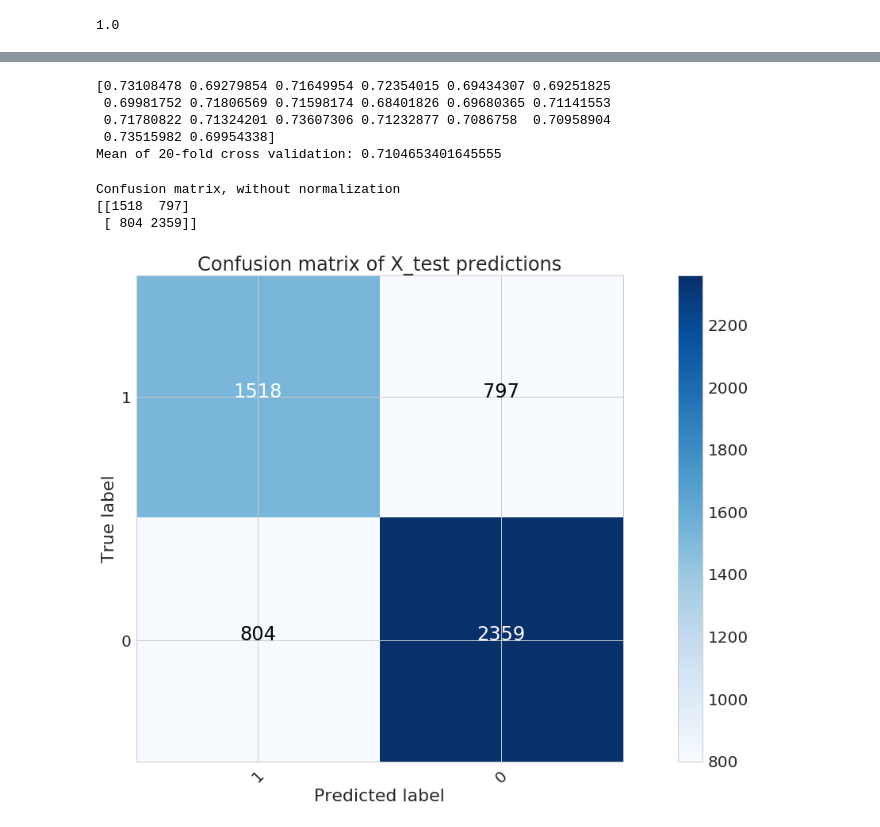
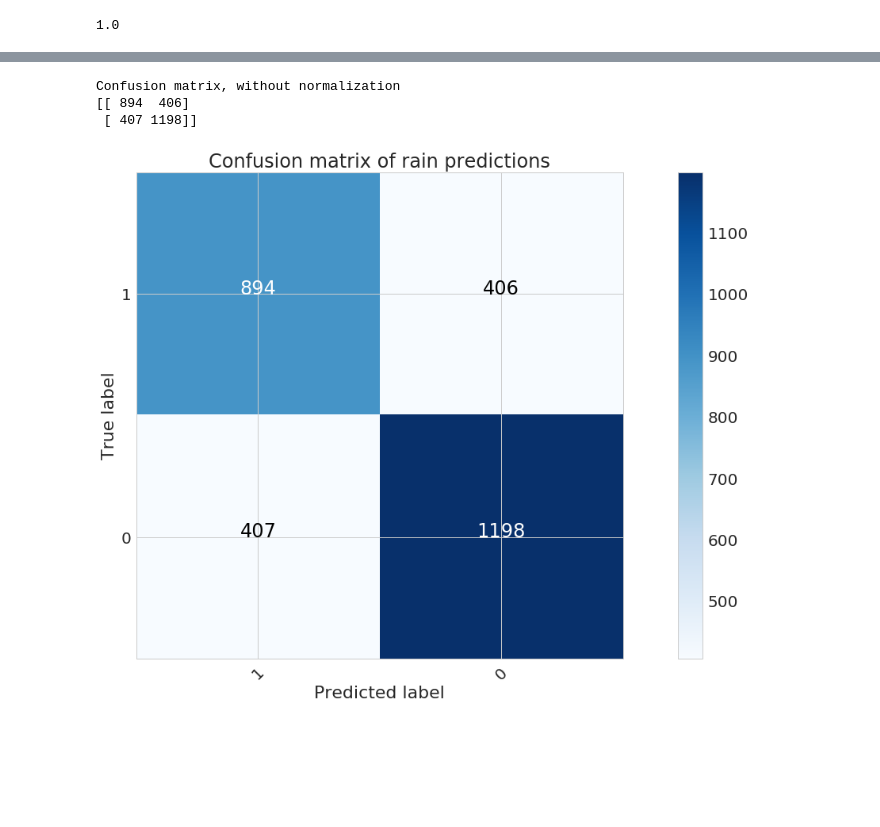
Before and after one commit to maianhly/dat11syd, a Jupyter notebook: lessons/lesson-07/hwk/Lesson 7 Homework.ipynb, the cells around one changed output, grey strips where cells are left out. Drawn from its saved outputs; the diff is of its cells as text; code cells hidden in the pictures; blank space fills up the shorter version.

```diff
--- a/lessons/lesson-07/hwk/Lesson 7 Homework.ipynb
+++ b/lessons/lesson-07/hwk/Lesson 7 Homework.ipynb
@@ -581,19 +553,18 @@ feature_cols = ['PRCP']
 X = seattle_training[feature_cols]
 y = seattle_training.RAIN
 
-# Split variables
-
-X_train, X_test, y_train, y_test = model_selection.train_test_split(X, y, random_state=1)
+X_val = seattle_val[feature_cols]
+y_val = seattle_val.RAIN
 
 # Fit logistic regression model
 
-logreg_cv = LogisticRegressionCV()
-logreg_cv.fit(X_train, y_train)
+logreg_cv = LogisticRegressionCV(cv=model_selection.KFold(20, shuffle=True, random_state=1), max_iter=100)
+logreg_cv.fit(X, y)
 
 # Predict with test data
 
-y_pred_class = logreg_cv.predict(X_test)
-print (metrics.accuracy_score(y_test, y_pred_class))
+y_pred_class = logreg_cv.predict(X_val)
+print (metrics.accuracy_score(y_val, y_pred_class))
 # %% [output]
 1.0
 # %%
@@ -625,15 +596,11 @@ y = seattle_training.RAIN
 
 X_val = seattle_val[feature_cols]
 y_val = seattle_val.RAIN
-
-# Split variables
-
-X_train, X_test, y_train, y_test = model_selection.train_test_split(X, y, random_state=1)
 # %%
 # Calculate null accuracy
 
 dumb = DummyClassifier(strategy='most_frequent')
-dumb.fit(X_train, y_train)
-y_dumb_class = dumb.predict(X_test)
-print ('Null accuracy is', metrics.accuracy_score(y_test, y_dumb_class))
+dumb.fit(X, y)
+y_dumb_class = dumb.predict(X_val)
+print ('Null accuracy is', metrics.accuracy_score(y_val, y_dumb_class))
 # %% [output]
@@ -641,16 +608,11 @@ Null accuracy is 0.5774005111354509
 # %%
-# Fit logistic regression model with KFold validation where K = 10
+# Fit logistic regression model with KFold validation where K = 20
 
 logreg_cv = LogisticRegressionCV(cv=model_selection.KFold(20, shuffle=True, random_state=1), max_iter=100)
-logreg_cv.fit(X_train, y_train)
+logreg_cv.fit(X, y)
 
 # Predict with test data
 
-y_pred_class = logreg_cv.predict(X_test)
-print ('Accuracy of model (prediction with X_test)', metrics.accuracy_score(y_test, y_pred_class))
-
-# Predict with holdout data
-
-y_val_class = logreg_cv.predict(X_val)
-print ('Accuracy of model (prediction with X_val)', metrics.accuracy_score(y_val, y_val_class))
+y_pred_class = logreg_cv.predict(X_val)
+print ('Accuracy of model (prediction with X_val)', metrics.accuracy_score(y_val, y_pred_class))
 # %% [output]
@@ -667,26 +630,15 @@ Intercept: [0.00125716]
-# %%
-# Compare accuracy to model using 20-fold cross-validation
-scores = model_selection.cross_val_score(LogisticRegression(), X, y, scoring='accuracy', cv=20)
-print (scores)
-print ('Mean of 20-fold cross validation:', scores.mean())
-# %% [output]
-[0.73108478 0.69279854 0.71649954 0.72354015 0.69434307 0.69251825
- 0.69981752 0.71806569 0.71598174 0.68401826 0.69680365 0.71141553
- 0.71780822 0.71324201 0.73607306 0.71232877 0.7086758  0.70958904
- 0.73515982 0.69954338]
-Mean of 20-fold cross validation: 0.7104653401645555
 # %%
 # Plot confusion matrix
-cnf_mat = metrics.confusion_matrix(y_test, y_pred_class, labels = seattle_training.RAIN.unique())
-class_labels = seattle_training.RAIN.unique()
+cnf_mat = metrics.confusion_matrix(y_val, y_pred_class, labels = seattle_val.RAIN.unique())
+class_labels = seattle_val.RAIN.unique()
 plt.figure()
 plot_confusion_matrix(cnf_mat, class_labels,
                           normalize=False,
-                          title='Confusion matrix of X_test predictions',
+                          title='Confusion matrix of rain predictions',
                           cmap=plt.cm.Blues)
 plt.show()
 # %% [output]
 Confusion matrix, without normalization
-[[1518  797]
- [ 804 2359]]
+[[ 894  406]
+ [ 407 1198]]
-[figure, old version]
+[figure, new version]
```
Also changed, not shown: parts of 22 cells of this notebook, 1 other file.
